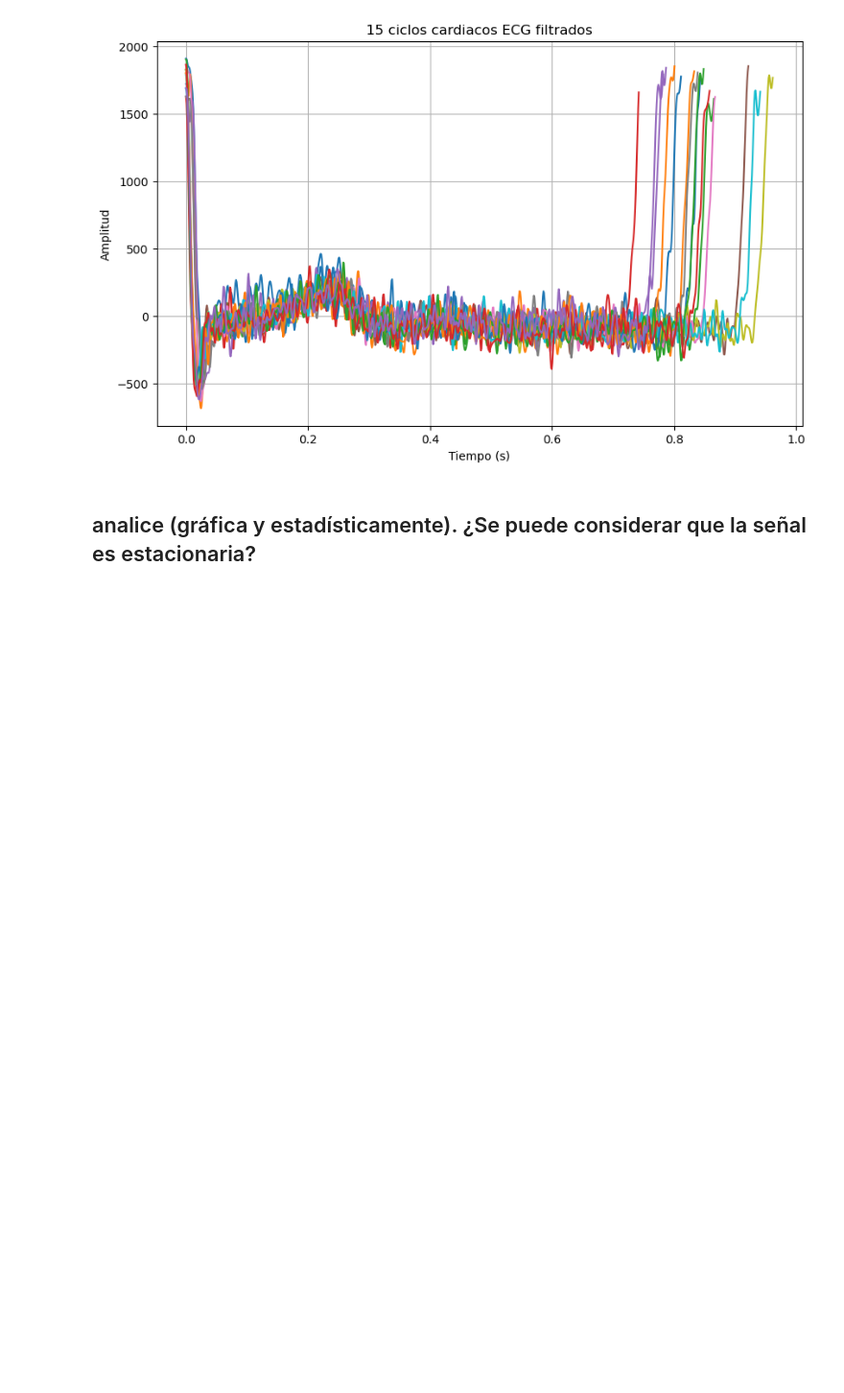
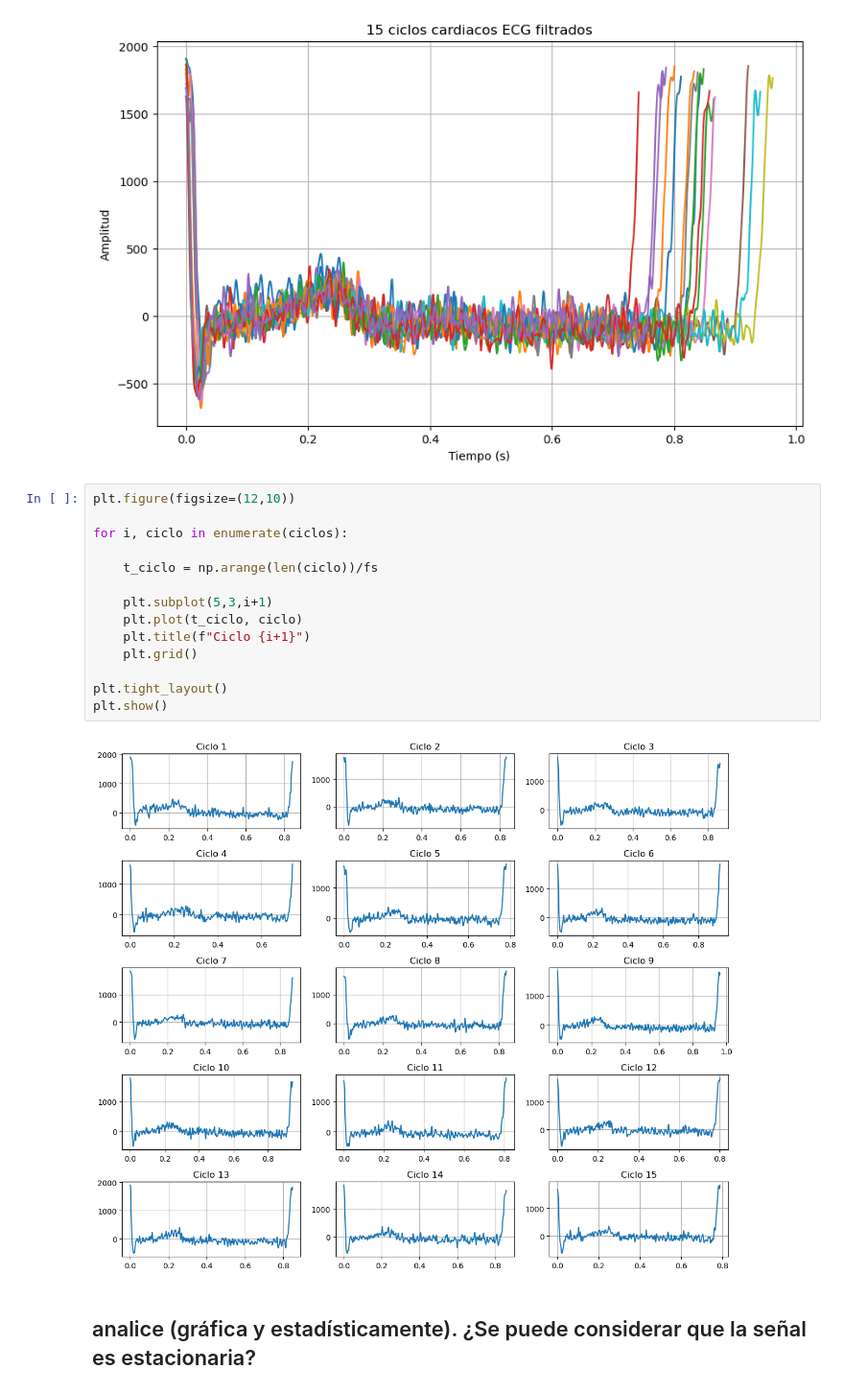
Before and after one commit to decagsito/Biosenales_20261, a Jupyter notebook: Practica_3_P1.ipynb, the cells around one changed output. Shown at 96% size. Saved outputs shown, nothing was run; the diff lists cells and outputs as text; blank space fills up the shorter version.

```diff
--- a/Practica_3_P1.ipynb
+++ b/Practica_3_P1.ipynb
@@ -192,5 +192,21 @@ plt.grid()
 plt.show()
 # %% [output]
 [figure]
+# %%
+plt.figure(figsize=(12,10))
+
+for i, ciclo in enumerate(ciclos):
+
+    t_ciclo = np.arange(len(ciclo))/fs
+
+    plt.subplot(5,3,i+1)
+    plt.plot(t_ciclo, ciclo)
+    plt.title(f"Ciclo {i+1}")
+    plt.grid()
+
+plt.tight_layout()
+plt.show()
+# %% [output]
+[figure, added]
 # %% [markdown]
 ## analice (gráfica y estadísticamente). ¿Se puede considerar que la señal es estacionaria?
```
